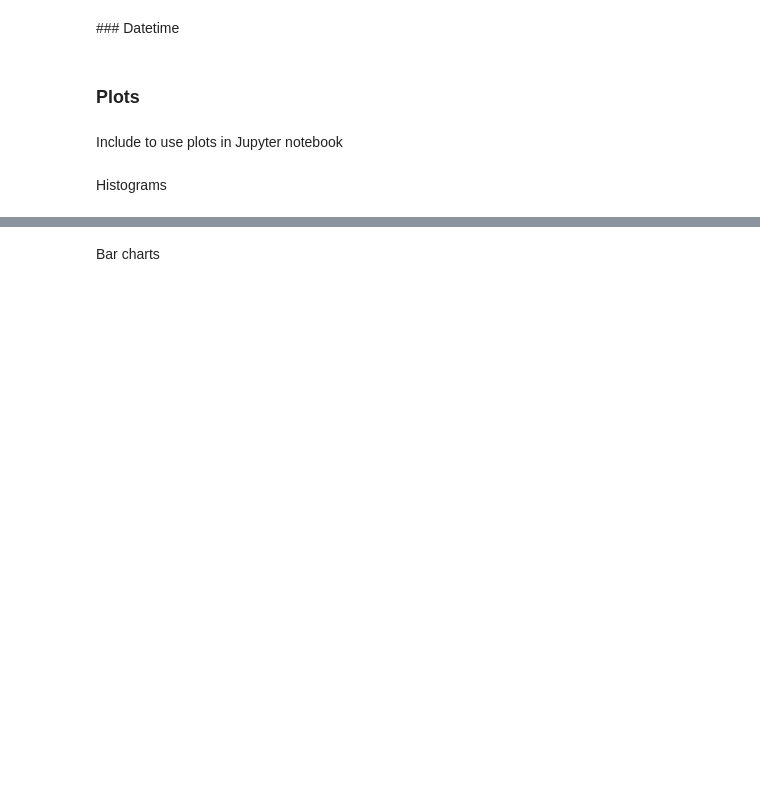
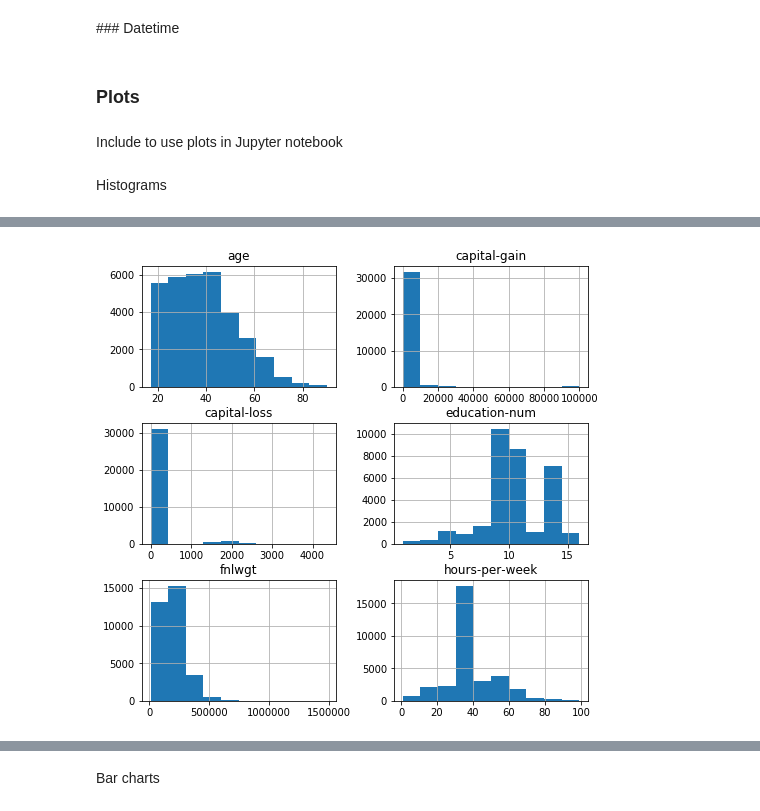
Before and after one commit to AnaMakarevich/DAND, a Jupyter notebook: DANDToolsCheatsheet.ipynb, the cells around one changed output, grey strips where cells are left out. Drawn from its saved outputs; the diff is of its cells as text; code cells hidden in the pictures; blank space fills up the shorter version.

```diff
--- a/DANDToolsCheatsheet.ipynb
+++ b/DANDToolsCheatsheet.ipynb
@@ -104,5 +174,4 @@ Histograms
 # %%
-df.hist()
-df.hist(figsize=(8,8)); # specify figure size and suprsess outputing text
-df['column_name'].hist()
-df.plot(kind='hist')
+df_census.hist(figsize=(8,8)); # specify figure size and suprsess outputing text
+# %% [output]
+[figure, added]
```
Also changed, not shown: parts of 20 cells of this notebook, 2 other files.
